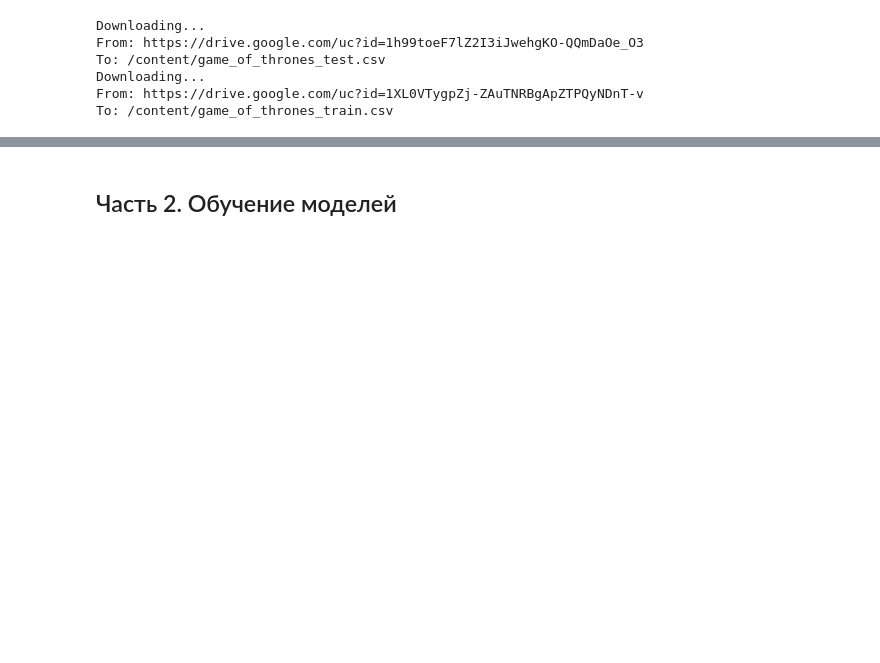
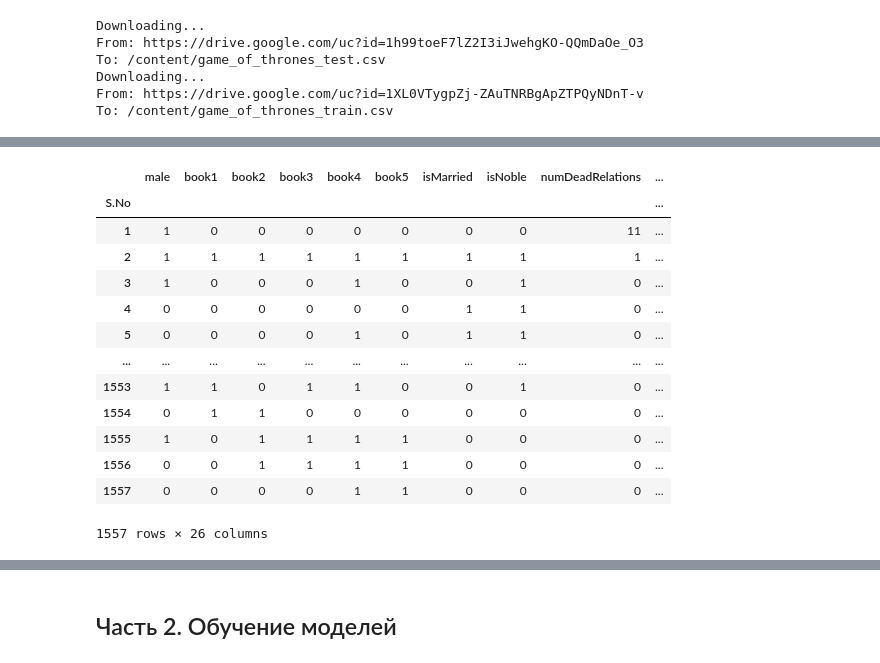
Before and after one commit to dtvai00/part_1_ml_cv, a Jupyter notebook: week_01_ml_intro/Homework/hw_1_game_of_thrones.ipynb, the cells around one changed output, grey strips where cells are left out. Saved outputs shown, nothing was run; the diff lists cells and outputs as text; code cells hidden in the pictures; blank space fills up the shorter version.

```diff
--- a/week_01_ml_intro/Homework/hw_1_game_of_thrones.ipynb
+++ b/week_01_ml_intro/Homework/hw_1_game_of_thrones.ipynb
@@ -334,0 +167,6 @@ X_train, X_val, y_train, y_val = # ...
+# %%
+# Создаем новые признаки: на основе числа погибших родственников, логорифмирования популярности и проверки возраста на пустые значения
+data['boolDeadRelations'] = data.apply(lambda x: 1 if x['numDeadRelations'] > 0 else 0, axis=1)
+data['popularity'] = np.log10(data.popularity*100+1)
+data['age_value'] = [x if ~np.isnan(x) else 0 for x in data['age']]
+data['age_no_data'] = [1 if np.isnan(x) else 0 for x in data['age']]
@@ -334,0 +394,27 @@ X_train, X_val, y_train, y_val = # ...
+# %%
+# Кодируем выбранные категориальные признаки в one-hot числовые столбцы.
+enc = OneHotEncoder(sparse_output=False, handle_unknown='ignore')
+
+X_encoded = enc.fit_transform(data[['culture_grouped']])
+
+feature_names = enc.get_feature_names_out(['culture_grouped'])
+one_hot_df = pd.DataFrame(X_encoded, columns=feature_names)
+one_hot_df.set_index(one_hot_df.index+1, inplace=True)
+
+df_final = pd.merge(data[cols_to_keep], one_hot_df, left_index = True, right_index=True)
+df_final
+# %% [output]
+|  | male | book1 | book2 | book3 | book4 | book5 | isMarried | isNoble | numDeadRelations | ... |
+| S.No |  |  |  |  |  |  |  |  |  | ... |
+| 1 | 1 | 0 | 0 | 0 | 0 | 0 | 0 | 0 | 11 | ... |
+| 2 | 1 | 1 | 1 | 1 | 1 | 1 | 1 | 1 | 1 | ... |
+| 3 | 1 | 0 | 0 | 0 | 1 | 0 | 0 | 1 | 0 | ... |
+| 4 | 0 | 0 | 0 | 0 | 0 | 0 | 1 | 1 | 0 | ... |
+| 5 | 0 | 0 | 0 | 0 | 1 | 0 | 1 | 1 | 0 | ... |
+| ... | ... | ... | ... | ... | ... | ... | ... | ... | ... | ... |
+| 1553 | 1 | 1 | 0 | 1 | 1 | 0 | 0 | 1 | 0 | ... |
+| 1554 | 0 | 1 | 1 | 0 | 0 | 0 | 0 | 0 | 0 | ... |
+| 1555 | 1 | 0 | 1 | 1 | 1 | 1 | 0 | 0 | 0 | ... |
+| 1556 | 0 | 0 | 1 | 1 | 1 | 1 | 0 | 0 | 0 | ... |
+| 1557 | 0 | 0 | 0 | 0 | 1 | 1 | 0 | 0 | 0 | ... |
+1557 rows × 26 columns
```
Also changed, not shown: parts of 120 cells of this notebook, 4 other files.
